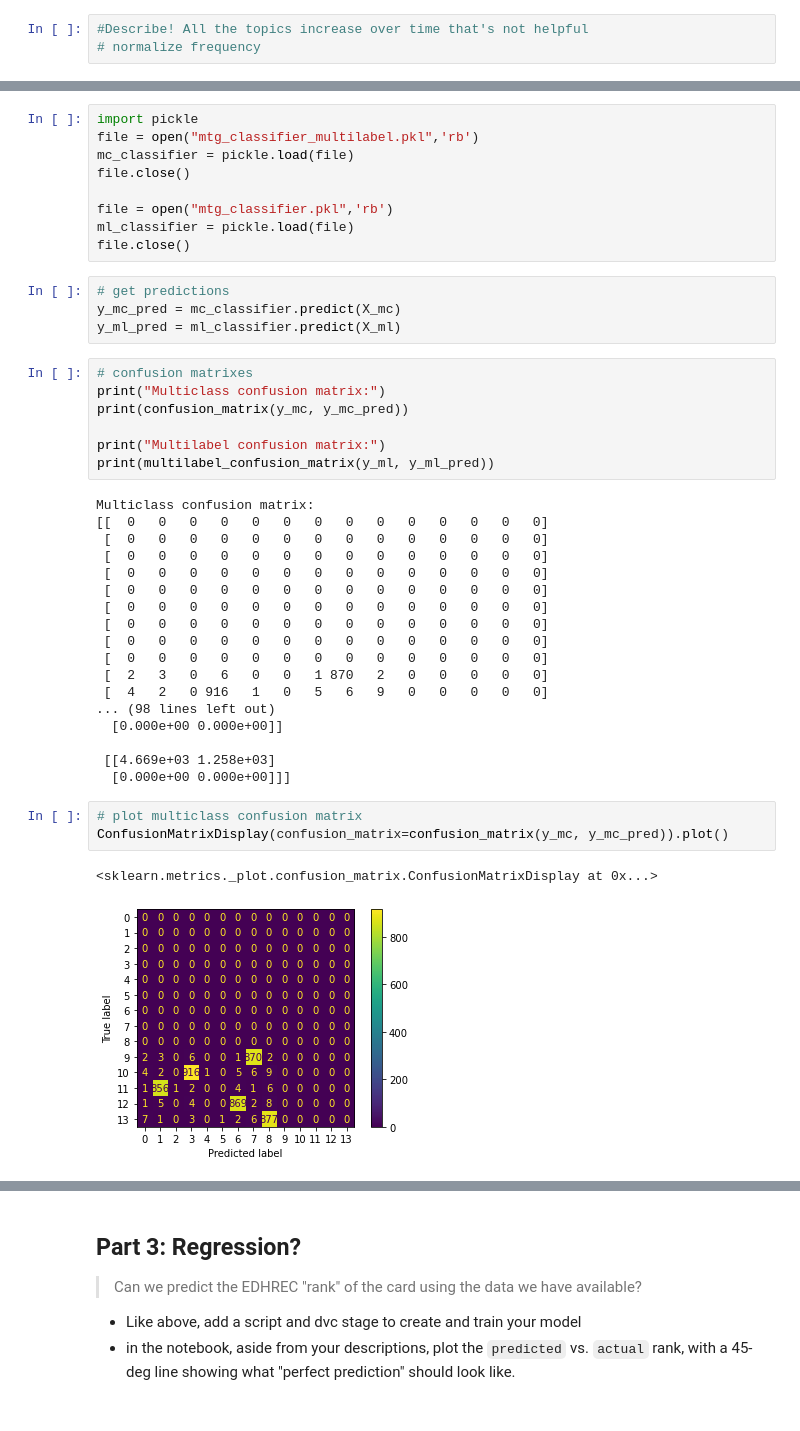
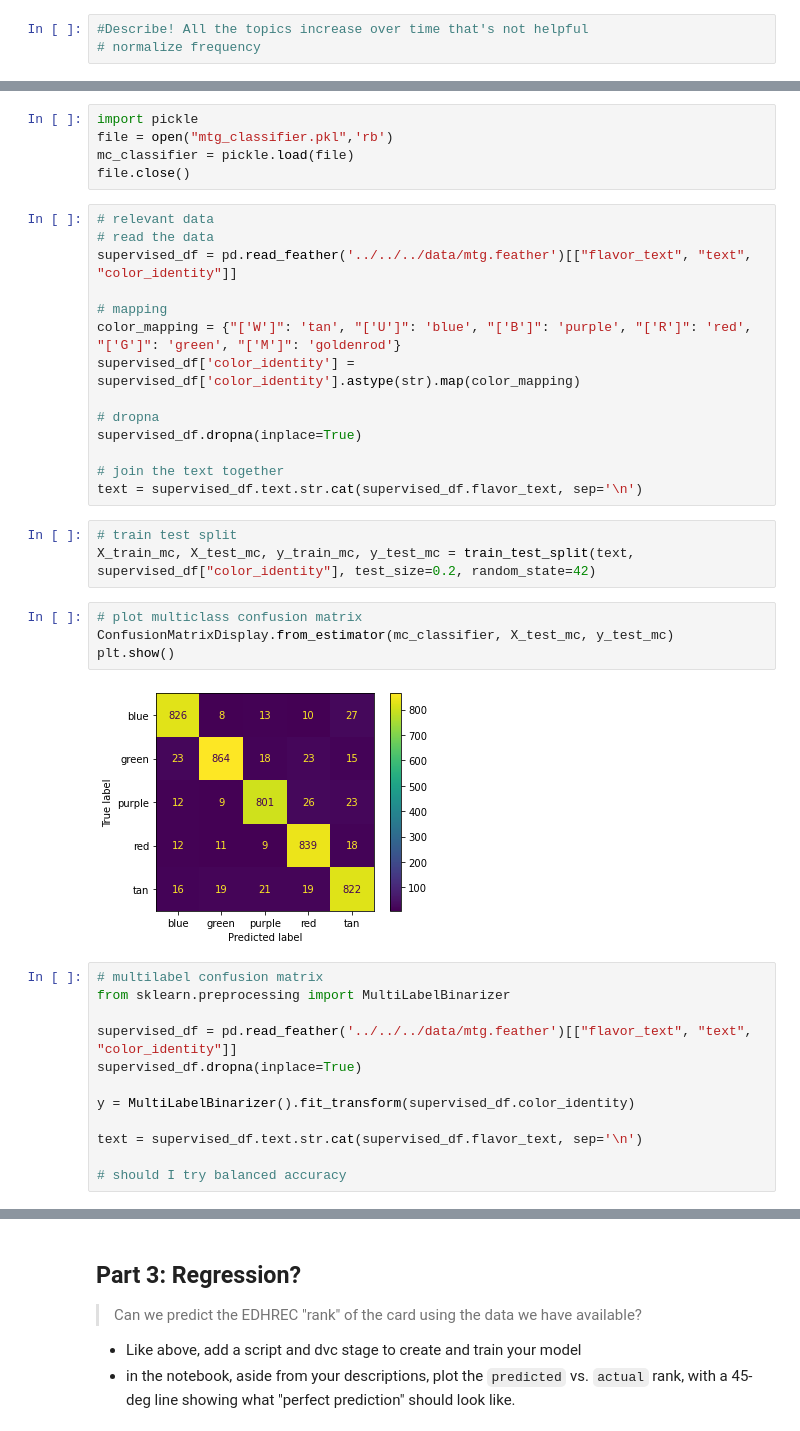
Before and after one commit to rtbs-dev/text-data-spr22, a Jupyter notebook: homework/hw2-goals-approaches/yaa46/readme.ipynb, the cells around one changed output, grey strips where cells are left out. Saved outputs shown, nothing was run; the diff lists cells and outputs as text.

```diff
--- a/homework/hw2-goals-approaches/yaa46/readme.ipynb
+++ b/homework/hw2-goals-approaches/yaa46/readme.ipynb
@@ -178,44 +213,40 @@ from multilabel import X_test as X_ml, y_test as y_ml
 # %%
 import pickle
-file = open("mtg_classifier_multilabel.pkl",'rb')
+file = open("mtg_classifier.pkl",'rb')
 mc_classifier = pickle.load(file)
 file.close()
-
-file = open("mtg_classifier.pkl",'rb')
-ml_classifier = pickle.load(file)
-file.close()
-# %%
-# get predictions
-y_mc_pred = mc_classifier.predict(X_mc)
-y_ml_pred = ml_classifier.predict(X_ml)
-# %%
-# confusion matrixes
-print("Multiclass confusion matrix:")
-print(confusion_matrix(y_mc, y_mc_pred))
-
-print("Multilabel confusion matrix:")
-print(multilabel_confusion_matrix(y_ml, y_ml_pred))
-# %% [output]
-Multiclass confusion matrix:
-[[  0   0   0   0   0   0   0   0   0   0   0   0   0   0]
- [  0   0   0   0   0   0   0   0   0   0   0   0   0   0]
- [  0   0   0   0   0   0   0   0   0   0   0   0   0   0]
- [  0   0   0   0   0   0   0   0   0   0   0   0   0   0]
- [  0   0   0   0   0   0   0   0   0   0   0   0   0   0]
- [  0   0   0   0   0   0   0   0   0   0   0   0   0   0]
- [  0   0   0   0   0   0   0   0   0   0   0   0   0   0]
- [  0   0   0   0   0   0   0   0   0   0   0   0   0   0]
- [  0   0   0   0   0   0   0   0   0   0   0   0   0   0]
- [  2   3   0   6   0   0   1 870   2   0   0   0   0   0]
- [  4   2   0 916   1   0   5   6   9   0   0   0   0   0]
-... (98 lines left out)
-  [0.000e+00 0.000e+00]]
-
- [[4.669e+03 1.258e+03]
-  [0.000e+00 0.000e+00]]]
+# %%
+# relevant data
+# read the data
+supervised_df = pd.read_feather('../../../data/mtg.feather')[["flavor_text", "text", "color_identity"]]
+
+# mapping
+color_mapping = {"['W']": 'tan', "['U']": 'blue', "['B']": 'purple', "['R']": 'red', "['G']": 'green', "['M']": 'goldenrod'}
+supervised_df['color_identity'] = supervised_df['color_identity'].astype(str).map(color_mapping)
+
+# dropna
+supervised_df.dropna(inplace=True)
+
+# join the text together
+text = supervised_df.text.str.cat(supervised_df.flavor_text, sep='\n')
+# %%
+# train test split
+X_train_mc, X_test_mc, y_train_mc, y_test_mc = train_test_split(text, supervised_df["color_identity"], test_size=0.2, random_state=42)
 # %%
 # plot multiclass confusion matrix
-ConfusionMatrixDisplay(confusion_matrix=confusion_matrix(y_mc, y_mc_pred)).plot()
+ConfusionMatrixDisplay.from_estimator(mc_classifier, X_test_mc, y_test_mc)
+plt.show()
 # %% [output]
-<sklearn.metrics._plot.confusion_matrix.ConfusionMatrixDisplay at 0x...>
-[figure, old version]
+[figure, new version]
+# %%
+# multilabel confusion matrix
+from sklearn.preprocessing import MultiLabelBinarizer
+
+supervised_df = pd.read_feather('../../../data/mtg.feather')[["flavor_text", "text", "color_identity"]]
+supervised_df.dropna(inplace=True)
+
+y = MultiLabelBinarizer().fit_transform(supervised_df.color_identity)
+
+text = supervised_df.text.str.cat(supervised_df.flavor_text, sep='\n')
+
+# should I try balanced accuracy
```
Also changed, not shown: parts of 44 cells of this notebook, 12 other files.
